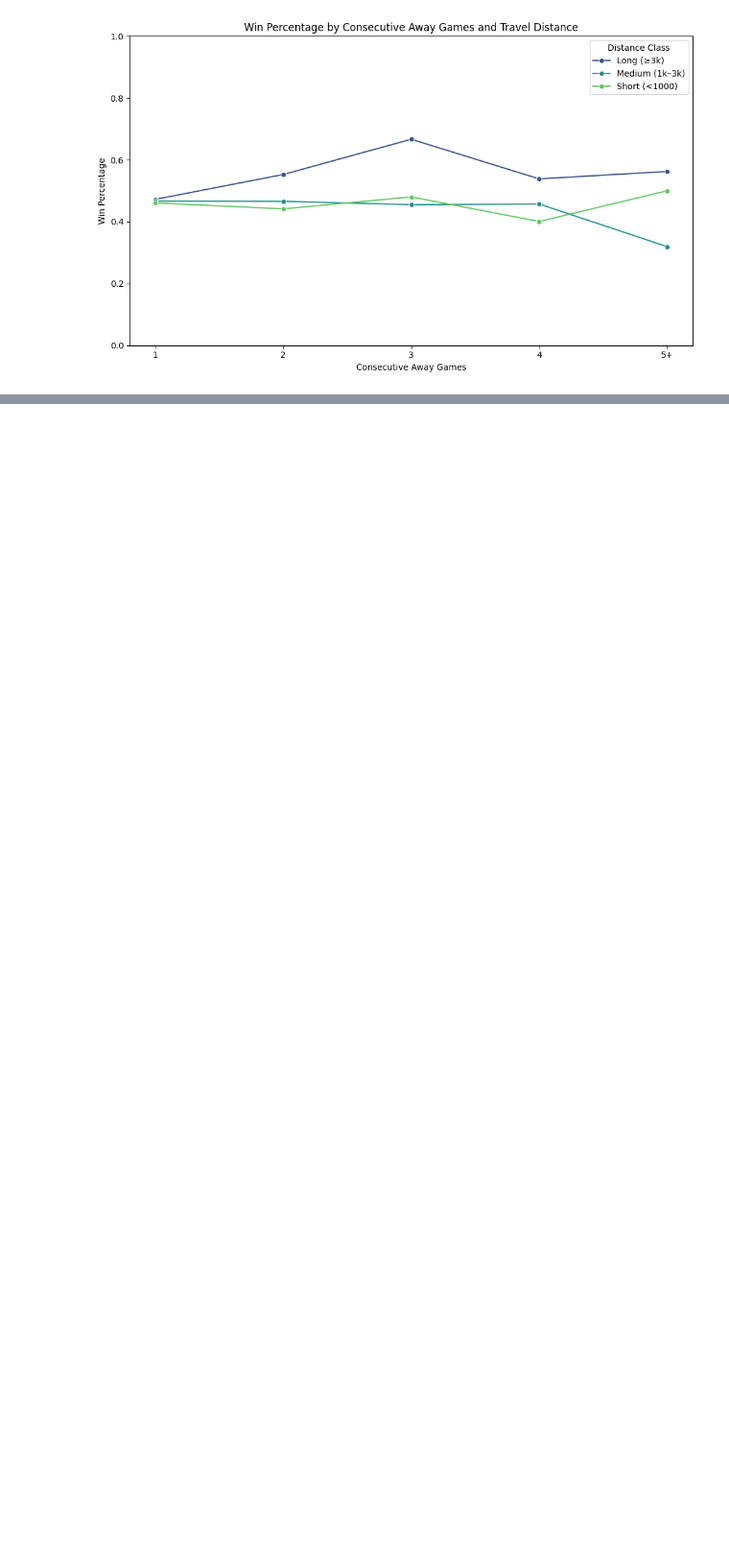
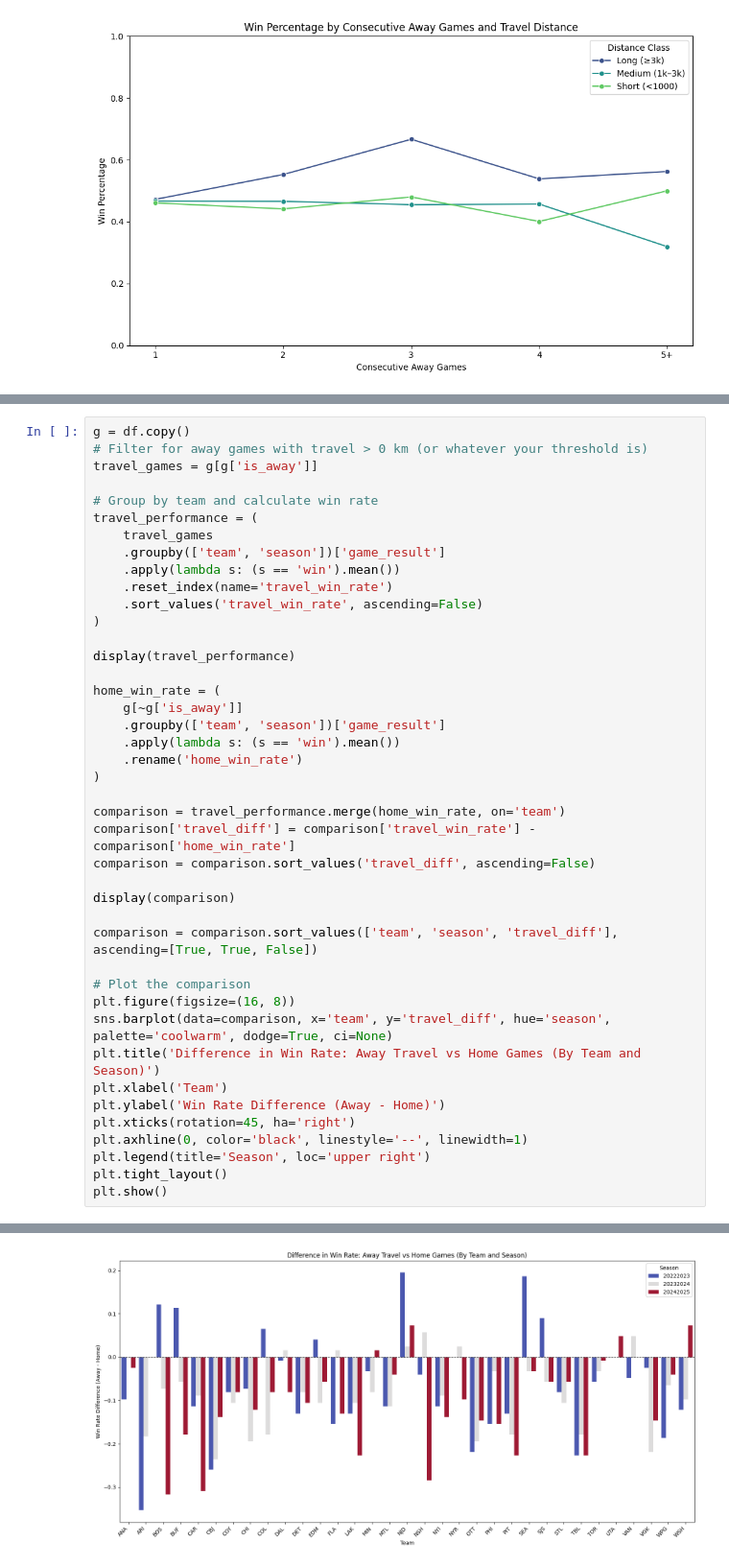
Before and after one commit to dereklwh/nhl-travel-analysis, a Jupyter notebook: analysis_notebook.ipynb, the cells around one changed output, grey strips where cells are left out. Shown at 96% size. Cells and saved outputs as stored; diff of their text form; blank space fills up the shorter version.

```diff
--- a/analysis_notebook.ipynb
+++ b/analysis_notebook.ipynb
@@ -544,0 +559,43 @@ plt.show()
+# %%
+g = df.copy()
+# Filter for away games with travel > 0 km (or whatever your threshold is)
+travel_games = g[g['is_away']]
+
+# Group by team and calculate win rate
+travel_performance = (
+    travel_games
+    .groupby(['team', 'season'])['game_result']
+    .apply(lambda s: (s == 'win').mean())
+    .reset_index(name='travel_win_rate')
+    .sort_values('travel_win_rate', ascending=False)
+)
+
+display(travel_performance)
+
+home_win_rate = (
+    g[~g['is_away']]
+    .groupby(['team', 'season'])['game_result']
+    .apply(lambda s: (s == 'win').mean())
+    .rename('home_win_rate')
+)
+
+comparison = travel_performance.merge(home_win_rate, on='team')
+comparison['travel_diff'] = comparison['travel_win_rate'] - comparison['home_win_rate']
+comparison = comparison.sort_values('travel_diff', ascending=False)
+
+display(comparison)
+
+comparison = comparison.sort_values(['team', 'season', 'travel_diff'], ascending=[True, True, False])
+
+# Plot the comparison
+plt.figure(figsize=(16, 8))
+sns.barplot(data=comparison, x='team', y='travel_diff', hue='season', palette='coolwarm', dodge=True, ci=None)
+plt.title('Difference in Win Rate: Away Travel vs Home Games (By Team and Season)')
+plt.xlabel('Team')
+plt.ylabel('Win Rate Difference (Away - Home)')
+plt.xticks(rotation=45, ha='right')
+plt.axhline(0, color='black', linestyle='--', linewidth=1)
+plt.legend(title='Season', loc='upper right')
+plt.tight_layout()
+plt.show()
+# %% [output]
@@ -544,0 +631 @@ plt.show()
+[figure, added]
```
Also changed, not shown: parts of 6 cells of this notebook.
